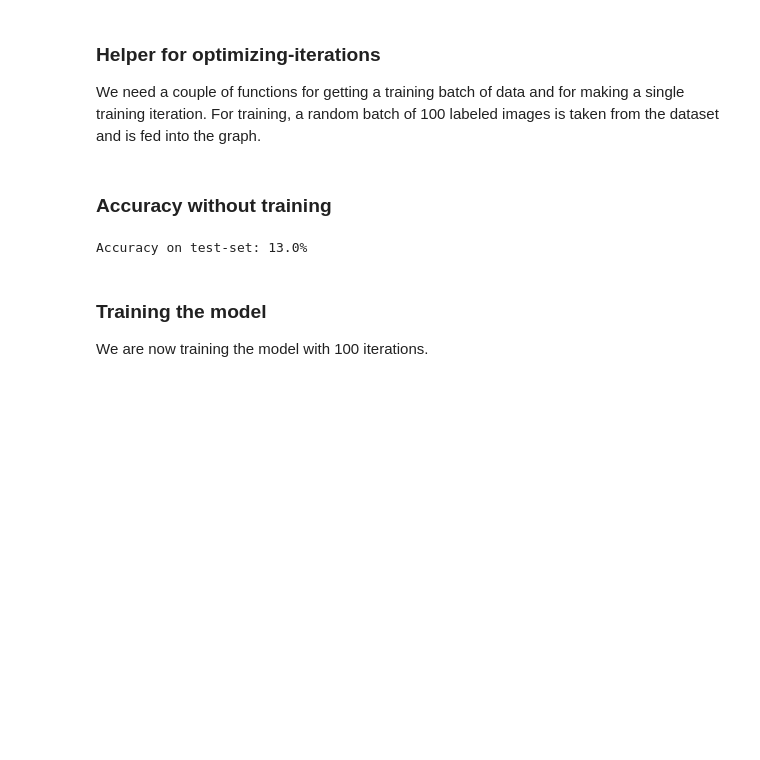
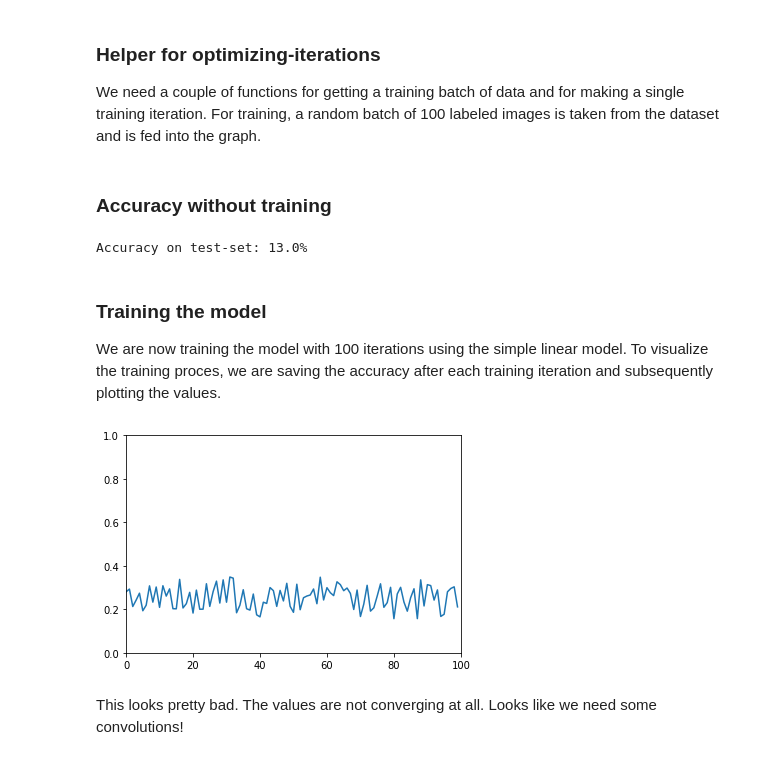
Before and after one commit to leweohlsen/facial-expression-recognition, a Jupyter notebook: fer.ipynb, the cells around one changed output. Cells and saved outputs as stored; diff of their text form; code cells hidden in the pictures; blank space fills up the shorter version.

Commit message:
plotting accuracy while training

```diff
--- a/fer.ipynb
+++ b/fer.ipynb
@@ -187,6 +181,7 @@ def next_batch(batch_size):
     return images, labels
 # %%
 def optimize(num_iterations):
+    accs = []
     for i in range(num_iterations):
         # Get a batch of training examples.
         # x_batch now holds a batch of images and
@@ -204,7 +199,8 @@ def optimize(num_iterations):
         # TensorFlow assigns the variables in feed_dict_train
         # to the placeholder variables and then runs the optimizer.
         session.run(optimizer, feed_dict=feed_dict_train)
-        print_accuracy()
+        accs.append(session.run(accuracy, feed_dict=feed_dict_test))
+    return accs
 # %%
 correct_prediction = tf.equal(tf.argmax(y_pred, 1), tf.argmax(y_true, 1))
 accuracy = tf.reduce_mean(tf.cast(correct_prediction, tf.float32))
@@ -216,4 +212,4 @@ print_accuracy()
 Accuracy on test-set: 13.0%
 # %% [markdown]
 ### Training the model
-We are now training the model with 100 iterations.
+We are now training the model with 100 iterations using the simple linear model. To visualize the training proces, we are saving the accuracy after each training iteration and subsequently plotting the values.
@@ -222,0 +216,9 @@ print_accuracy()
+# %%
+accuracys = optimize(num_iterations=100)
+plt.plot(accuracys)
+plt.axis([0, 100, 0, 1])
+plt.show()
+# %% [output]
+[figure, added]
+# %% [markdown]
+This looks pretty bad. The values are not converging at all. Looks like we need some convolutions!
```
Also changed, not shown: parts of 2 cells of this notebook.
